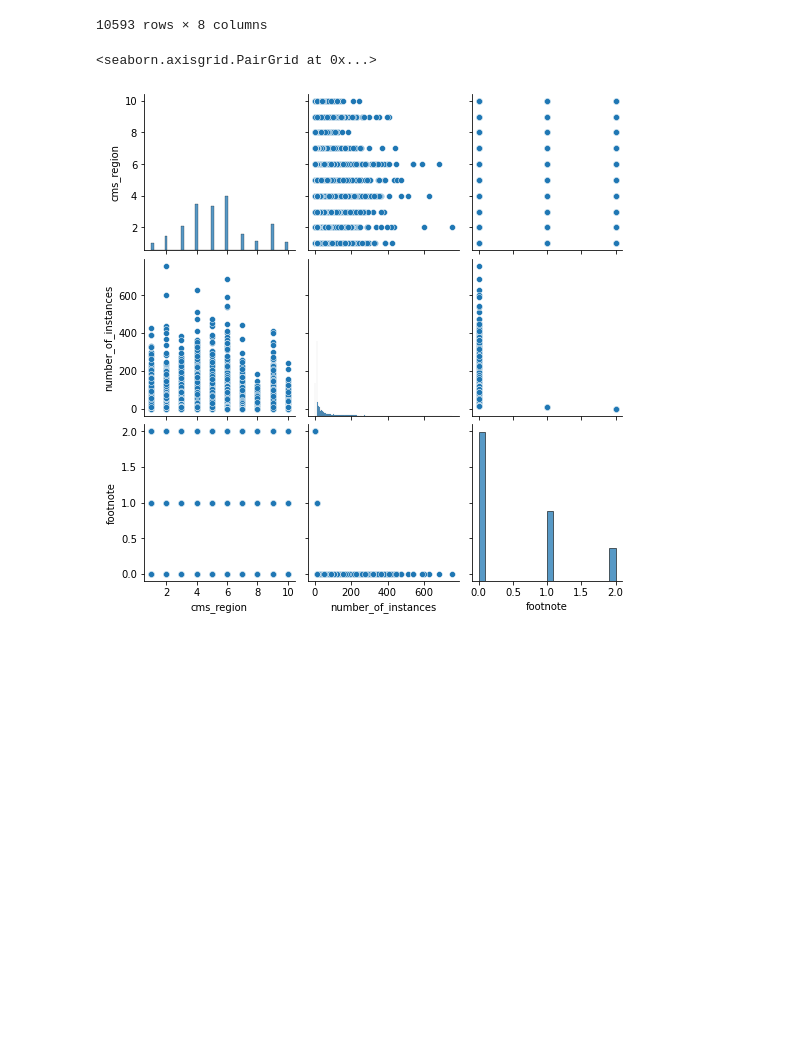
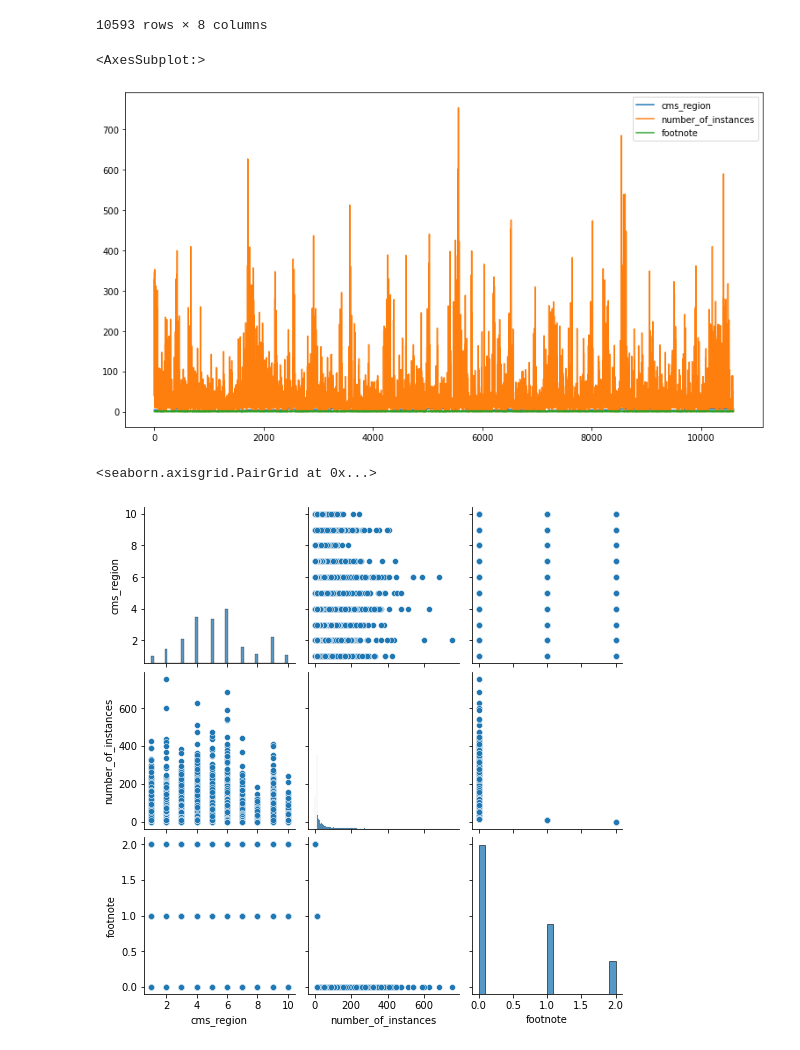
Before and after one commit to AJMartinezLlanes/medicare-inpatient-rehab-conditions, a Jupyter notebook: explore.ipynb, the cells around one changed output. Drawn from its saved outputs; the diff is of its cells as text; code cells hidden in the pictures; blank space fills up the shorter version.

```diff
--- a/explore.ipynb
+++ b/explore.ipynb
@@ -28,6 +28,11 @@ df
 | 10591 | 713027 | LAFAYETTE | LA | Lafayette | 6 | Spinal cord injury (traumatic) | 0 | ... |
 | 10592 | 713027 | LAFAYETTE | LA | Lafayette | 6 | Stroke | 0 | ... |
 10593 rows × 8 columns
+# %%
+df.plot()
+# %% [output]
+<AxesSubplot:>
+[figure, added]
 # %%
 sns.pairplot(df)
 # %% [output]
```
Also changed, not shown: parts of 6 cells of this notebook, 5 other files.
